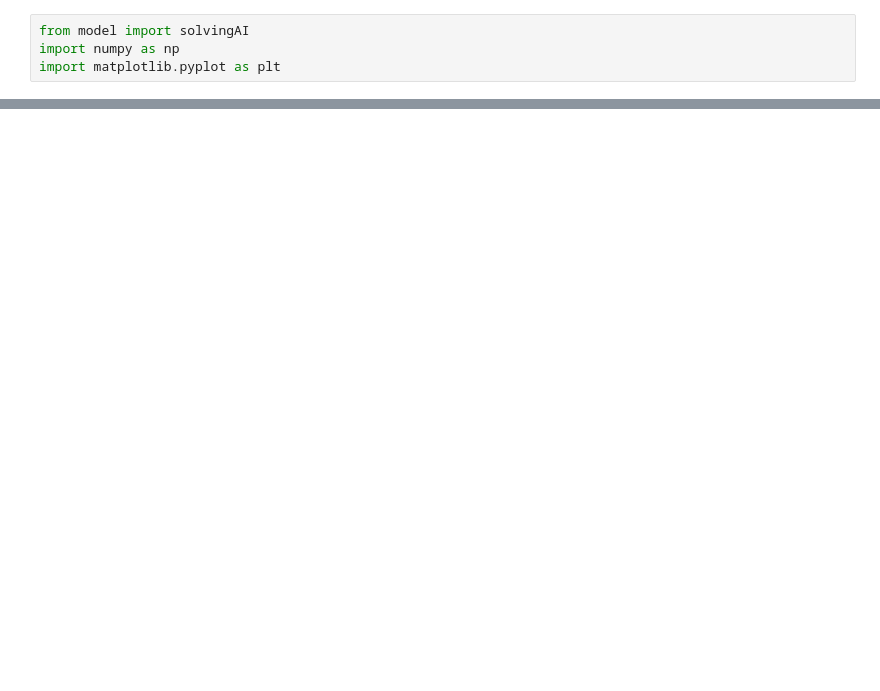
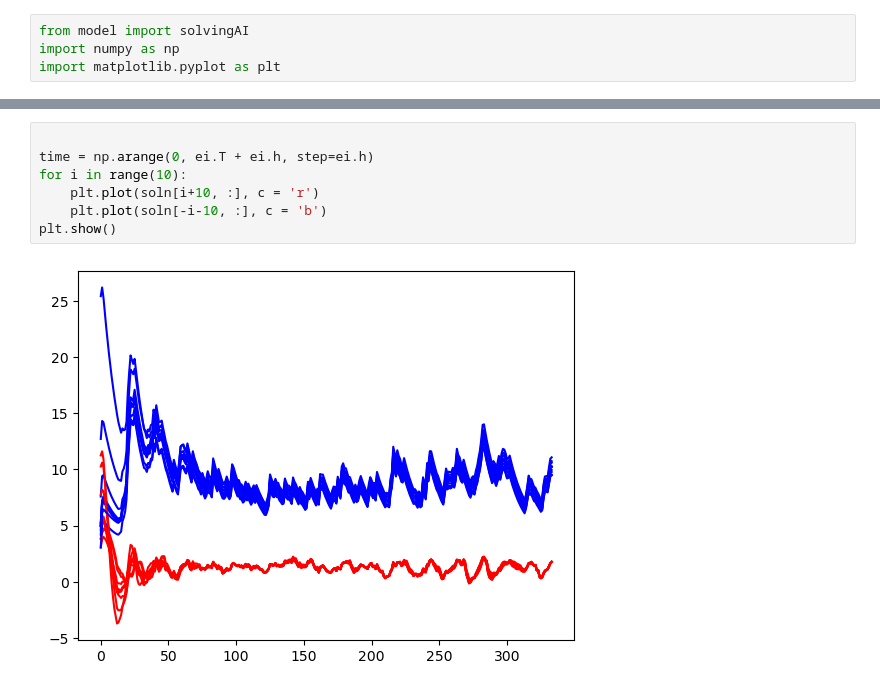
Before and after one commit to kyralianaka/solvingAI, a Jupyter notebook: plotting.ipynb, the cells around one changed output, grey strips where cells are left out. Cells and saved outputs as stored; diff of their text form; blank space fills up the shorter version.

```diff
--- a/plotting.ipynb
+++ b/plotting.ipynb
@@ -17 +33,10 @@ plt.show()
+# %%
+
+time = np.arange(0, ei.T + ei.h, step=ei.h)
+for i in range(10):
+    plt.plot(soln[i+10, :], c = 'r')
+    plt.plot(soln[-i-10, :], c = 'b')
+plt.show()
+# %% [output]
+[figure, added]
 # %%
```
Also changed, not shown: parts of 6 cells of this notebook, 1 other file.
